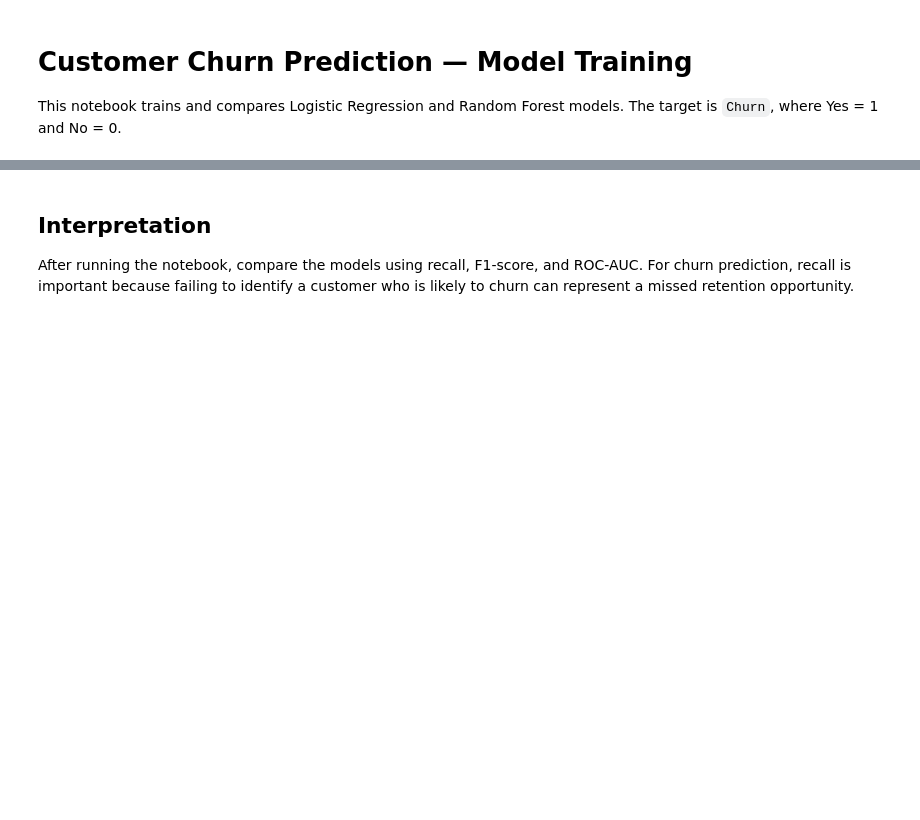
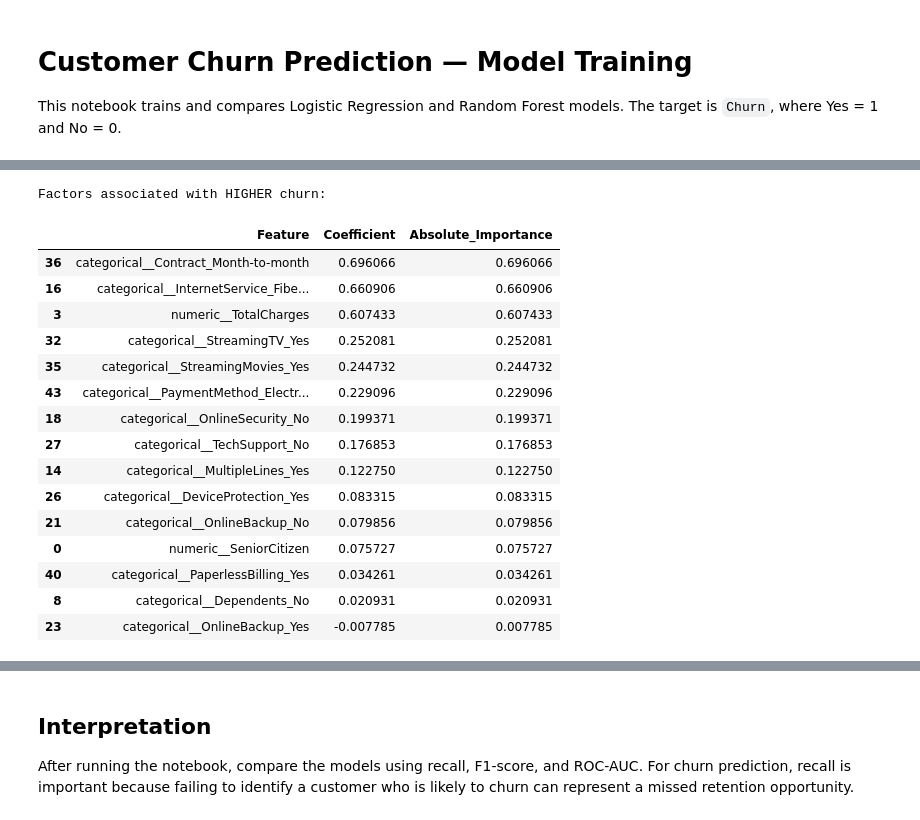
Before and after one commit to Hadi-Saeed-2006/customer-churn-prediction, a Jupyter notebook: notebooks/02_model_training.ipynb, the cells around one changed output, grey strips where cells are left out. Cells and saved outputs as stored; diff of their text form; code cells hidden in the pictures; blank space fills up the shorter version.

```diff
--- a/notebooks/02_model_training.ipynb
+++ b/notebooks/02_model_training.ipynb
@@ -51,0 +507,25 @@ for name, estimator in models.items():
+# %%
+print("Factors associated with HIGHER churn:")
+display(
+    feature_importance
+    .sort_values('Coefficient', ascending=False)
+    .head(15)
+)
+# %% [output]
+Factors associated with HIGHER churn:
+|  | Feature | Coefficient | Absolute_Importance |
+| 36 | categorical__Contract_Month-to-month | 0.696066 | 0.696066 |
+| 16 | categorical__InternetService_Fibe... | 0.660906 | 0.660906 |
+| 3 | numeric__TotalCharges | 0.607433 | 0.607433 |
+| 32 | categorical__StreamingTV_Yes | 0.252081 | 0.252081 |
+| 35 | categorical__StreamingMovies_Yes | 0.244732 | 0.244732 |
+| 43 | categorical__PaymentMethod_Electr... | 0.229096 | 0.229096 |
+| 18 | categorical__OnlineSecurity_No | 0.199371 | 0.199371 |
+| 27 | categorical__TechSupport_No | 0.176853 | 0.176853 |
+| 14 | categorical__MultipleLines_Yes | 0.122750 | 0.122750 |
+| 26 | categorical__DeviceProtection_Yes | 0.083315 | 0.083315 |
+| 21 | categorical__OnlineBackup_No | 0.079856 | 0.079856 |
+| 0 | numeric__SeniorCitizen | 0.075727 | 0.075727 |
+| 40 | categorical__PaperlessBilling_Yes | 0.034261 | 0.034261 |
+| 8 | categorical__Dependents_No | 0.020931 | 0.020931 |
+| 23 | categorical__OnlineBackup_Yes | -0.007785 | 0.007785 |
```
Also changed, not shown: parts of 30 cells of this notebook.
